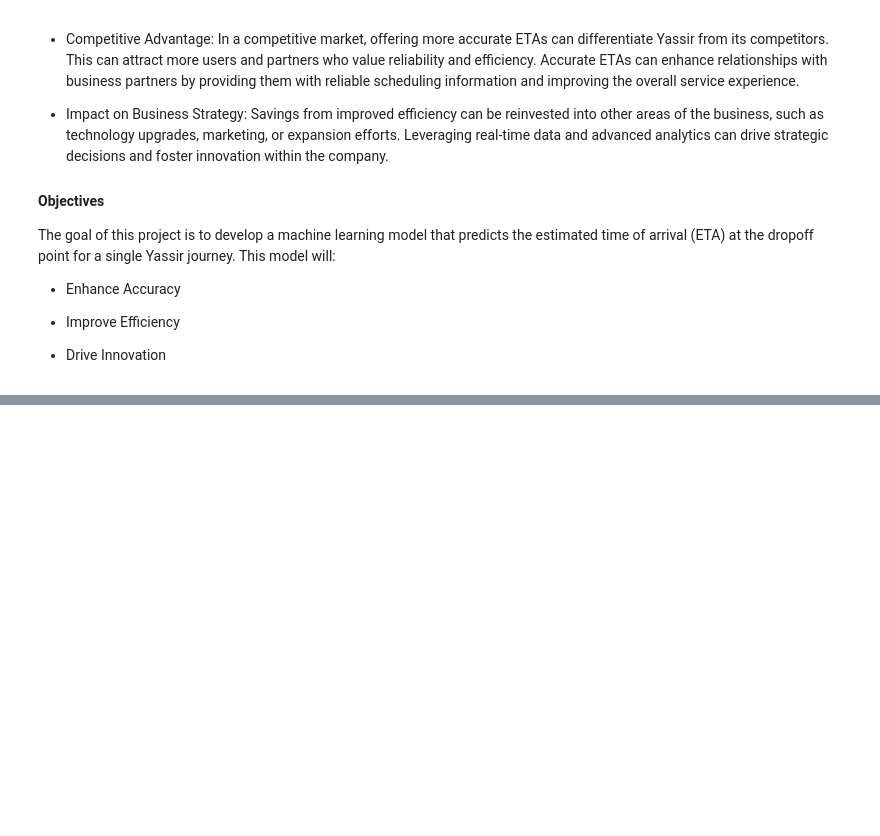
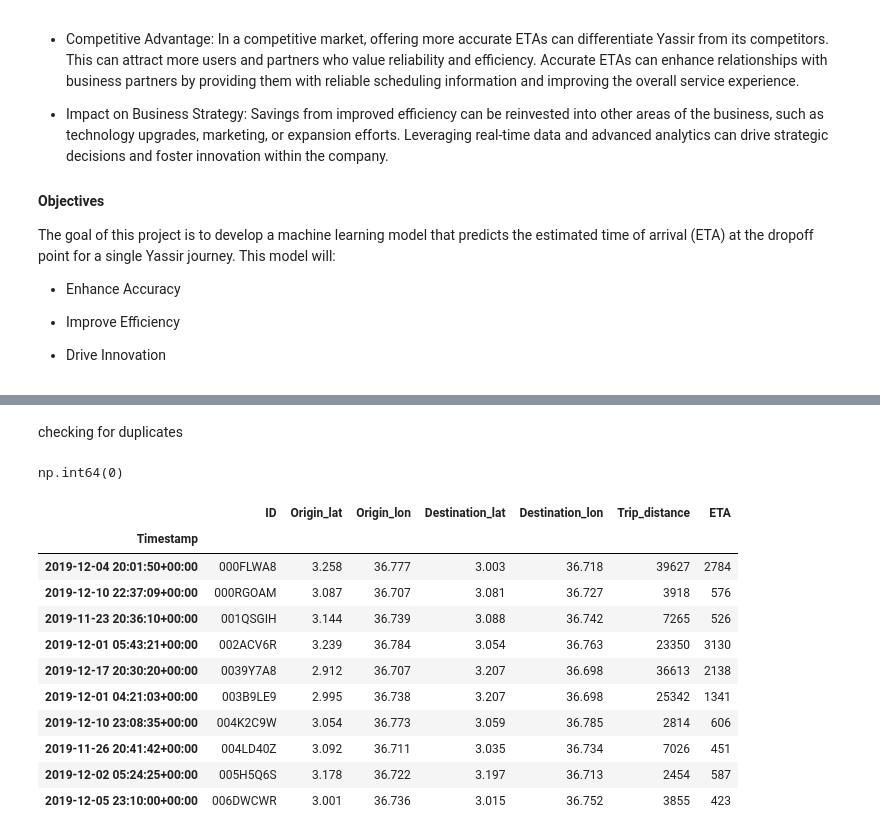
Before and after one commit to damzking/final-pro, a Jupyter notebook: Notebook/ETA-prediction.ipynb, the cells around one changed output, grey strips where cells are left out. Drawn from its saved outputs; the diff is of its cells as text; code cells hidden in the pictures; blank space fills up the shorter version.

```diff
--- a/Notebook/ETA-prediction.ipynb
+++ b/Notebook/ETA-prediction.ipynb
@@ -37,7 +37,7 @@ import matplotlib.pyplot as plt
 import seaborn as sns
 # %%
 # Create a dataframe
-Train_df = pd.read_csv('../Dataset/Train.csv')
-Test_df = pd.read_csv('../Dataset/Test.csv')
-Weather_df = pd.read_csv('../Dataset/Weather.csv')
-Sample_df = pd.read_csv('../Dataset/SampleSubmission.csv')
+train_df = pd.read_csv('../Dataset/Train.csv')
+test_df = pd.read_csv('../Dataset/Test.csv')
+weather_df = pd.read_csv('../Dataset/Weather.csv')
+sample_df = pd.read_csv('../Dataset/SampleSubmission.csv')
@@ -43,0 +97,2 @@ Sample_df = pd.read_csv('../Dataset/SampleSubmission.csv')
+# %%
+train_df['Timestamp'] = pd.to_datetime(train_df['Timestamp'])
@@ -43,0 +127,25 @@ Sample_df = pd.read_csv('../Dataset/SampleSubmission.csv')
+# %% [markdown]
+checking for duplicates
+# %%
+train_df.duplicated().sum()
+# %% [output]
+np.int64(0)
+# %%
+train_df1 = train_df.copy()
+# %%
+train_df1.set_index('Timestamp', inplace=True)
+# %%
+train_df1.head(10)
+# %% [output]
+|  | ID | Origin_lat | Origin_lon | Destination_lat | Destination_lon | Trip_distance | ETA |
+| Timestamp |  |  |  |  |  |  |  |
+| 2019-12-04 20:01:50+00:00 | 000FLWA8 | 3.258 | 36.777 | 3.003 | 36.718 | 39627 | 2784 |
+| 2019-12-10 22:37:09+00:00 | 000RGOAM | 3.087 | 36.707 | 3.081 | 36.727 | 3918 | 576 |
+| 2019-11-23 20:36:10+00:00 | 001QSGIH | 3.144 | 36.739 | 3.088 | 36.742 | 7265 | 526 |
+| 2019-12-01 05:43:21+00:00 | 002ACV6R | 3.239 | 36.784 | 3.054 | 36.763 | 23350 | 3130 |
+| 2019-12-17 20:30:20+00:00 | 0039Y7A8 | 2.912 | 36.707 | 3.207 | 36.698 | 36613 | 2138 |
+| 2019-12-01 04:21:03+00:00 | 003B9LE9 | 2.995 | 36.738 | 3.207 | 36.698 | 25342 | 1341 |
+| 2019-12-10 23:08:35+00:00 | 004K2C9W | 3.054 | 36.773 | 3.059 | 36.785 | 2814 | 606 |
+| 2019-11-26 20:41:42+00:00 | 004LD40Z | 3.092 | 36.711 | 3.035 | 36.734 | 7026 | 451 |
+| 2019-12-02 05:24:25+00:00 | 005H5Q6S | 3.178 | 36.722 | 3.197 | 36.713 | 2454 | 587 |
+| 2019-12-05 23:10:00+00:00 | 006DWCWR | 3.001 | 36.736 | 3.015 | 36.752 | 3855 | 423 |
```
Also changed, not shown: parts of 18 cells of this notebook.
